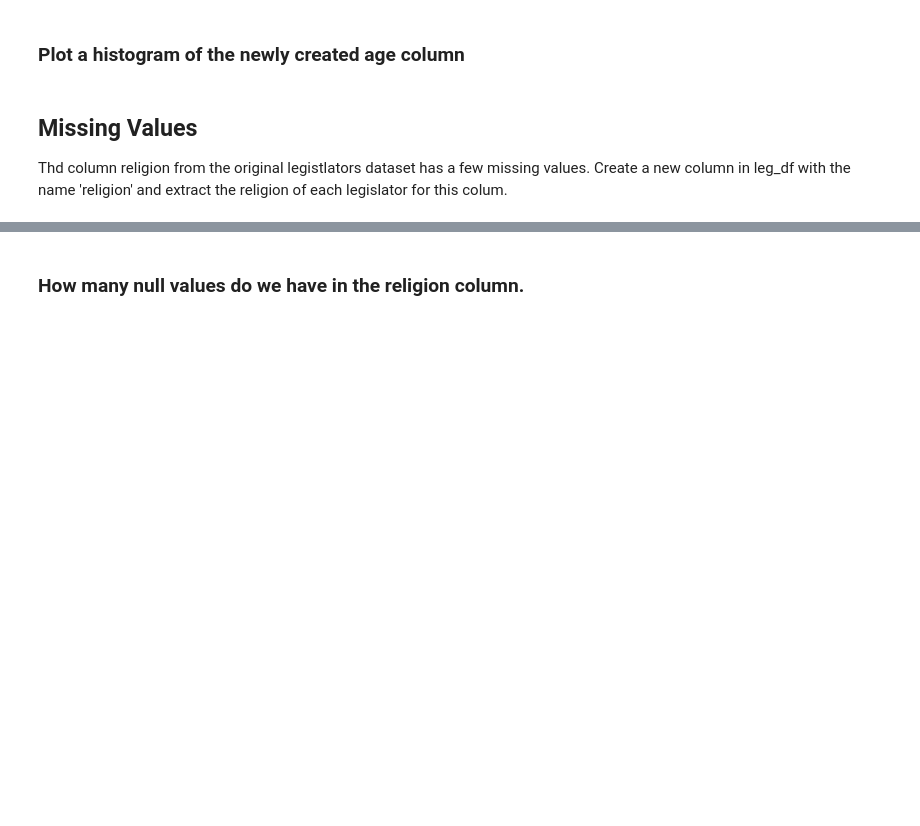
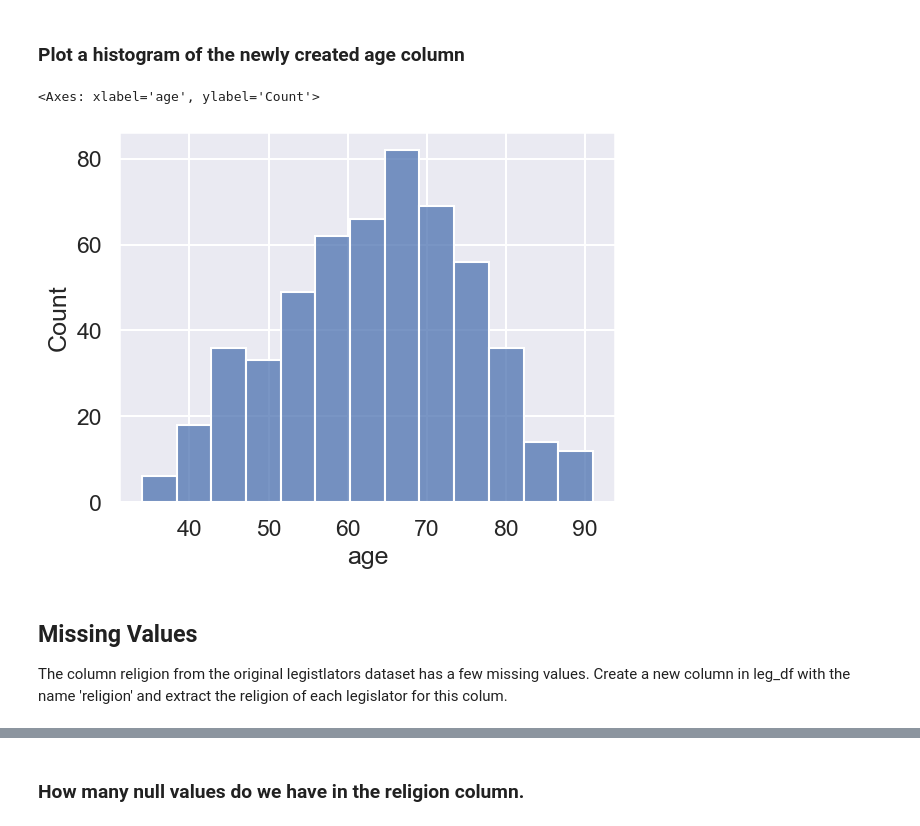
Before and after one commit to Victor-L-Almgren/Labs-and-exersizes, a Jupyter notebook: 7. Principles and Techniques for Data Science/LAB01/LAB01.ipynb, the cells around one changed output, grey strips where cells are left out. Cells and saved outputs as stored; diff of their text form; code cells hidden in the pictures; blank space fills up the shorter version.

```diff
--- a/7. Principles and Techniques for Data Science/LAB01/LAB01.ipynb
+++ b/7. Principles and Techniques for Data Science/LAB01/LAB01.ipynb
@@ -460,0 +451,17 @@ leg_df
+# %%
+### YOUR CODE HERE
+from dateutil.relativedelta import relativedelta
+
+def get_age_from_brithday(birthdays):
+    today = datetime.today()
+    results = []
+
+    for i in range(len(birthdays)):
+        date = birthdays[i].date()
+        age = relativedelta(today, date).years
+        results.append(age)
+
+    return results
+
+leg_df = leg_df.assign(age=get_age_from_brithday(leg_df['birthday']))
+leg_df
@@ -462,6 +479,10 @@ leg_df
 ### Plot a histogram of the newly created age column
 # %%
 ## YOUR CODE HERE
+sb.histplot(leg_df, x='age')
+# %% [output]
+<Axes: xlabel='age', ylabel='Count'>
+[figure, added]
 # %% [markdown]
 ## Missing Values
-Thd column religion from the original legistlators dataset has a few missing values. Create a new column in leg_df with the name 'religion' and extract the religion of each legislator for this colum.
+The column religion from the original legistlators dataset has a few missing values. Create a new column in leg_df with the name 'religion' and extract the religion of each legislator for this colum.
```
Also changed, not shown: parts of 31 cells of this notebook.
